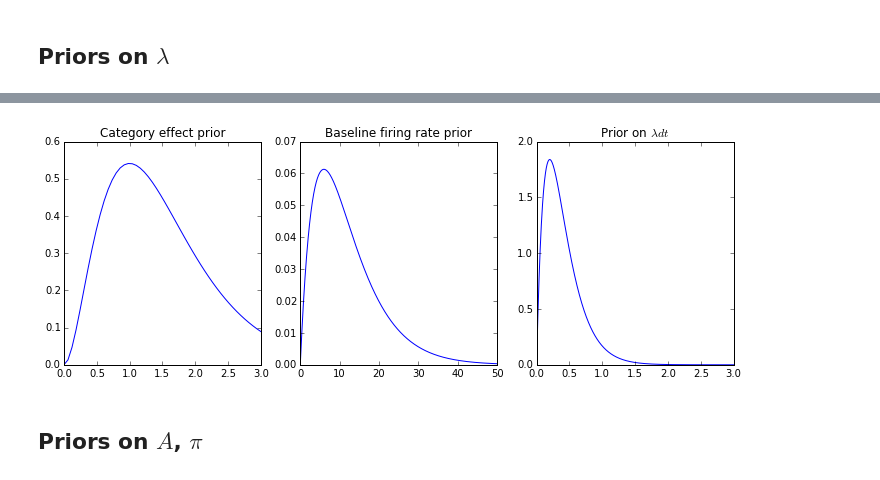
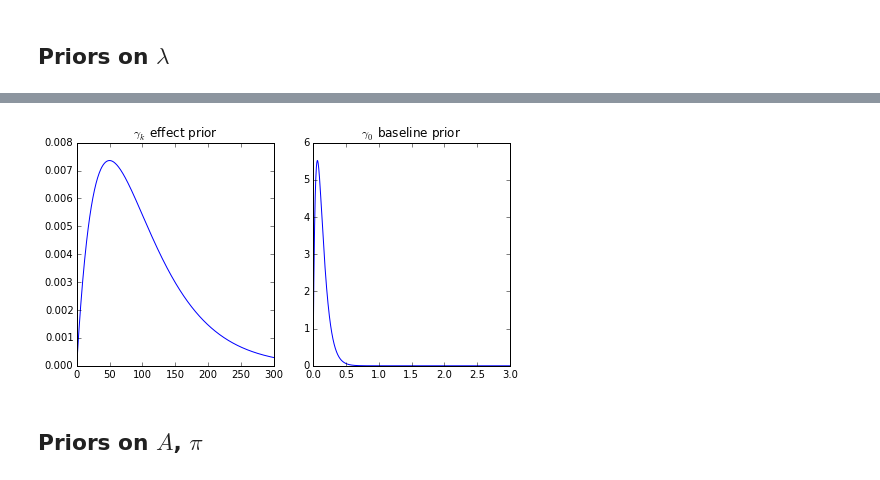
Before and after one commit to pearsonlab/spiketopics, a Jupyter notebook: gpm_sanity_check.ipynb, the cells around one changed output, grey strips where cells are left out. Cells and saved outputs as stored; diff of their text form; code cells hidden in the pictures.

```diff
--- a/gpm_sanity_check.ipynb
+++ b/gpm_sanity_check.ipynb
@@ -184,29 +191,23 @@ K = 6
 # %%
-# multipliers shouldn't be much bigger than ~4
-cmat = 3 * np.ones((K, U))
-dmat = 2 * np.ones((K, U))
+cmat = 2 * np.ones((K,))
+dmat = 0.02 * np.ones((K,))
 
 # baselines can be a lot bigger
-cmat[0, :] = 2
-dmat[0, :] = 1/6 / dt  # only baseline needs to compensate for dt
+cmat[0] = 2
+dmat[0] = 1/2 / dt  # only baseline needs to compensate for dt
 # %%
 plt.figure(figsize=(12, 4))
 plt.subplot(1, 3, 1)
-xx = np.linspace(0, 3, 50)
-plt.plot(xx, stats.gamma.pdf(xx, a=cmat[1, 1], scale=1./dmat[1, 1]))
-plt.title('Category effect prior');
+xx = np.linspace(0, 300, 500)
+plt.plot(xx, stats.gamma.pdf(xx, a=cmat[1], scale=1./dmat[1]))
+plt.title(r'$\gamma_k$ effect prior');
 
 plt.subplot(1, 3, 2)
-xx = np.linspace(0, 50, 1000)
-plt.plot(xx, stats.gamma.pdf(xx, a=cmat[0, 0], scale=1/(dmat[0, 0] * dt)))
-plt.title('Baseline firing rate prior');
-
-plt.subplot(1, 3, 3)
 xx = np.linspace(0, 3, 1000)
-plt.plot(xx, stats.gamma.pdf(xx, a=cmat[0, 0], scale=1/dmat[0, 0]))
-plt.title(r'Prior on $\lambda dt$');
+plt.plot(xx, stats.gamma.pdf(xx, a=cmat[0], scale=1/dmat[0]))
+plt.title(r'$\gamma_0$ baseline prior');
 # %% [output]
-[figure, old version]
+[figure, new version]
 # %% [markdown]
 ## Priors on $A$, $\pi$
 # %%
```
Also changed, not shown: parts of 19 cells of this notebook, 1 other file.
